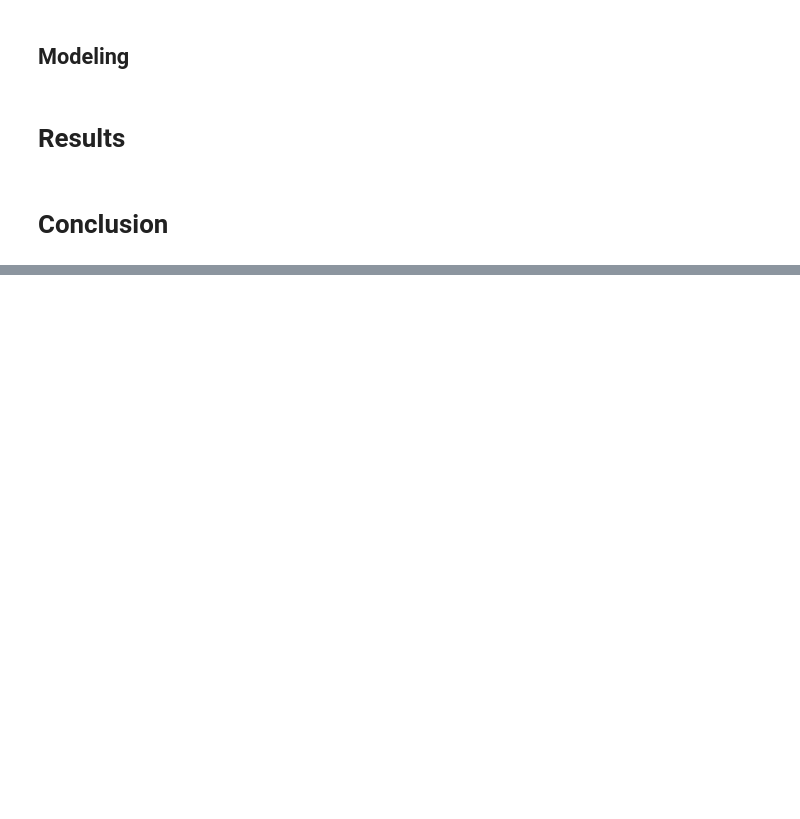
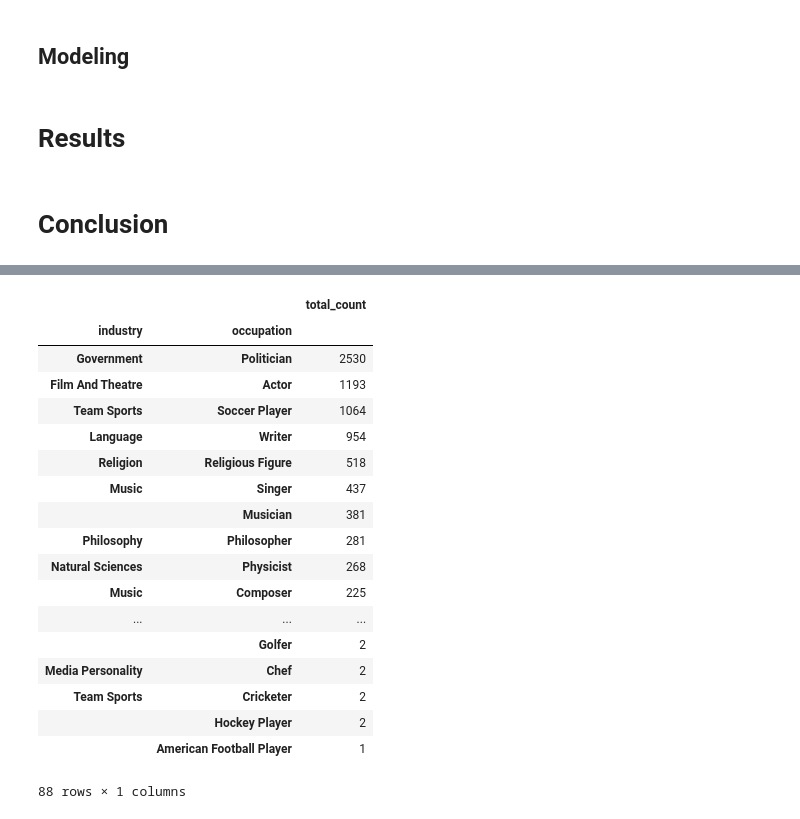
Before and after one commit to tbahng/ist652-final_project, a Jupyter notebook: Final_Project_Report.ipynb, the cells around one changed output, grey strips where cells are left out. Saved outputs shown, nothing was run; the diff lists cells and outputs as text; code cells hidden in the pictures; blank space fills up the shorter version.

```diff
--- a/Final_Project_Report.ipynb
+++ b/Final_Project_Report.ipynb
@@ -33,0 +152,26 @@ Key analysis methods used in report:
+# %%
+# Getting the count by country, occupation, industry, and domain
+totalByCountryByIndustry = pd.DataFrame(dfCleanData.groupby(['industry','occupation'])['article_id'].count())
+# Renaming the default column name the dataframe created to a meaningfull name
+totalByCountryByIndustry.rename(columns={'article_id': 'total_count'}, inplace=True)
+totalByCountryByIndustry.sort_values(by = ['total_count'], ascending = False)
+# %% [output]
+|  |  | total_count |
+| industry | occupation |  |
+| Government | Politician | 2530 |
+| Film And Theatre | Actor | 1193 |
+| Team Sports | Soccer Player | 1064 |
+| Language | Writer | 954 |
+| Religion | Religious Figure | 518 |
+| Music | Singer | 437 |
+|  | Musician | 381 |
+| Philosophy | Philosopher | 281 |
+| Natural Sciences | Physicist | 268 |
+| Music | Composer | 225 |
+| ... | ... | ... |
+|  | Golfer | 2 |
+| Media Personality | Chef | 2 |
+| Team Sports | Cricketer | 2 |
+|  | Hockey Player | 2 |
+|  | American Football Player | 1 |
+88 rows × 1 columns
```
Also changed, not shown: parts of 14 cells of this notebook.
